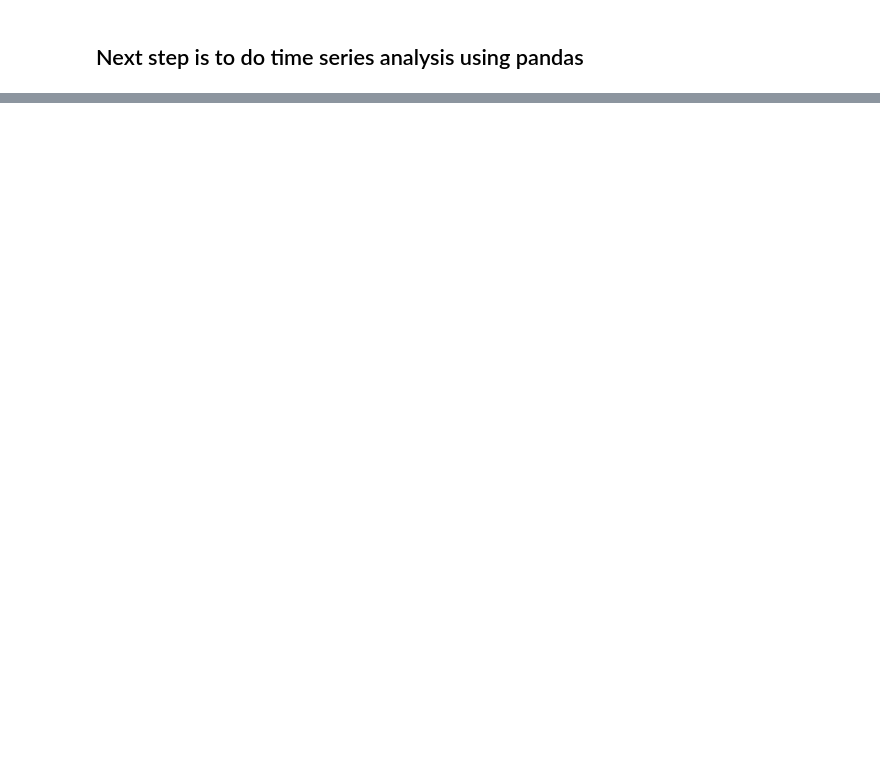
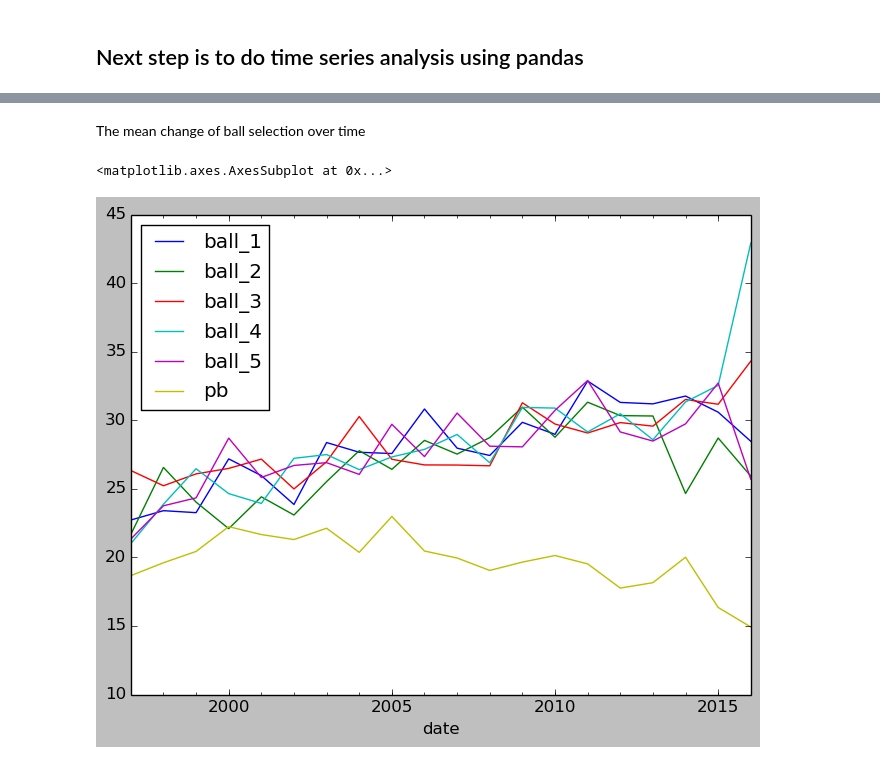
Before and after one commit to sohail288/spark_projects, a Jupyter notebook: Powerball.ipynb, the cells around one changed output, grey strips where cells are left out. Drawn from its saved outputs; the diff is of its cells as text; code cells hidden in the pictures; blank space fills up the shorter version.

```diff
--- a/Powerball.ipynb
+++ b/Powerball.ipynb
@@ -212,3 +193,9 @@ numbers
 dtype: int64
 # %% [markdown]
 ## Next step is to do time series analysis using pandas
+# %%
+df.date = pd.to_datetime(df.date)
+# %%
+df.index = df.date
+# %%
+df.drop('date', axis=1, inplace=True)
@@ -214,0 +239,2 @@ dtype: int64
+# %%
+df_sorted = df.sort_index()
@@ -214,0 +277,7 @@ dtype: int64
+# %% [markdown]
+The mean change of ball selection over time
+# %%
+df_sorted.resample('A', convention="start").plot()
+# %% [output]
+<matplotlib.axes.AxesSubplot at 0x...>
+[figure, added]
```
Also changed, not shown: parts of 23 cells of this notebook, 4 other files.
